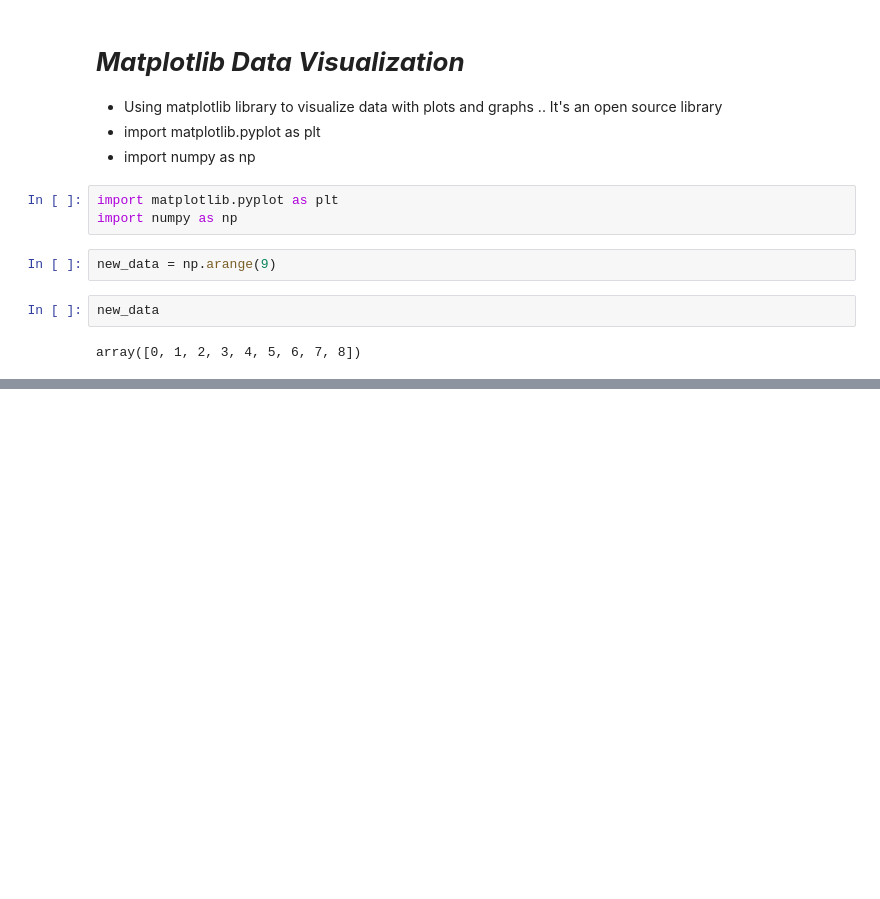
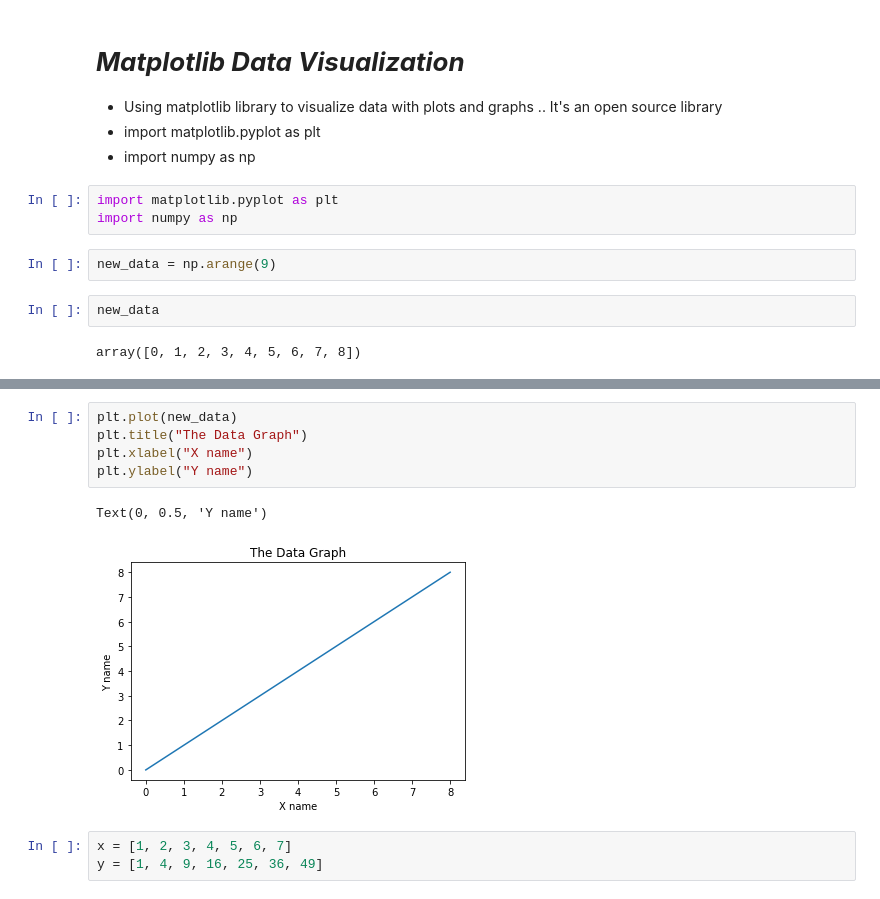
Before and after one commit to muhammadrisma/Data-Science-Python, a Jupyter notebook: Matplotlib.ipynb, the cells around one changed output, grey strips where cells are left out. Cells and saved outputs as stored; diff of their text form; blank space fills up the shorter version.

```diff
--- a/Matplotlib.ipynb
+++ b/Matplotlib.ipynb
@@ -20 +22,12 @@ array([0, 1, 2, 3, 4, 5, 6, 7, 8])
+# %%
+plt.plot(new_data)
+plt.title("The Data Graph")
+plt.xlabel("X name")
+plt.ylabel("Y name")
+# %% [output]
+Text(0, 0.5, 'Y name')
+[figure, added]
+# %%
+x = [1, 2, 3, 4, 5, 6, 7]
+y = [1, 4, 9, 16, 25, 36, 49]
 # %%
```
Also changed, not shown: parts of 17 cells of this notebook.
